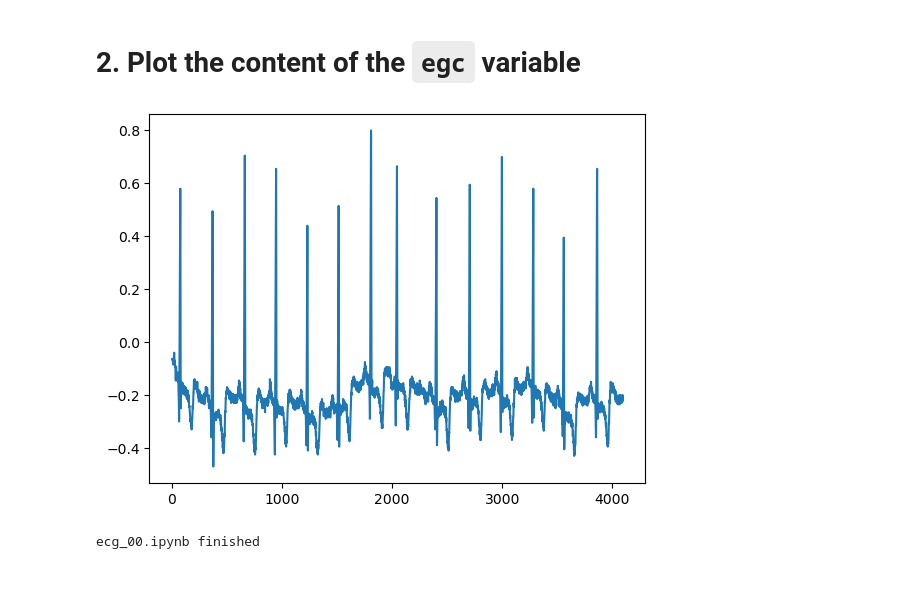
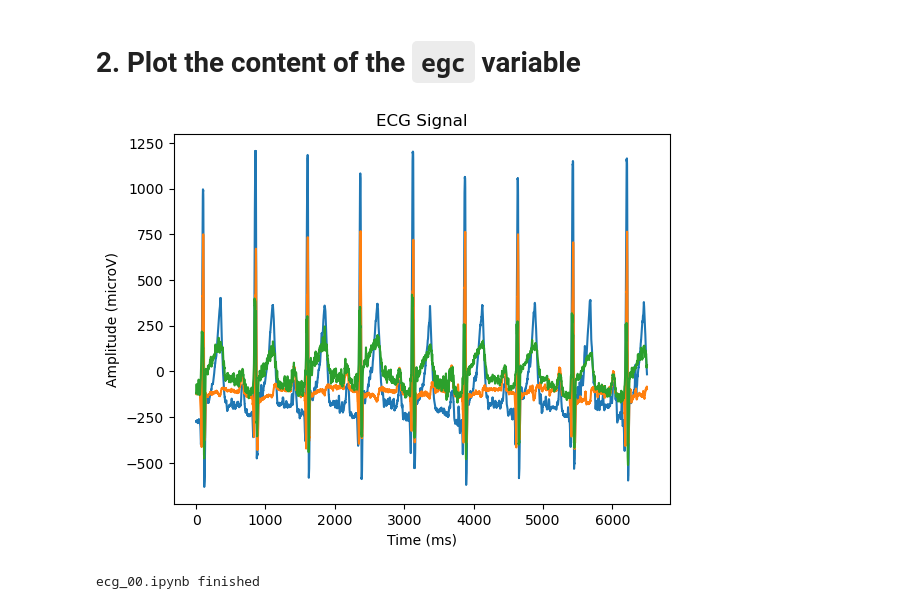
Before and after one commit to EveDuh/HAH913E-2024-ECG_001, a Jupyter notebook: notebooks/ecg_00.ipynb, the cells around one changed output. Saved outputs shown, nothing was run; the diff lists cells and outputs as text; code cells hidden in the pictures; blank space fills up the shorter version.

```diff
--- a/notebooks/ecg_00.ipynb
+++ b/notebooks/ecg_00.ipynb
@@ -24,22 +24,25 @@ import os
 if os.getcwd().endswith("notebooks"):
     os.chdir("..")
 
-fNameECG = "data/ECG_hz.txt"
+fNameECG = "/Users/duhameleve/Desktop/M2 SNS/S1 /Github/HAH913E-2024-ECG_001/data/ECGu.txt"
 # %% [markdown]
 ### 1.2. Read the ecg file
 # %%
 import numpy as np
 
-ecg = np.genfromtxt(fNameECG, delimiter=',')
+ecg = np.genfromtxt(fNameECG, delimiter=' ')
 # %% [markdown]
 # 2. Plot the content of the `egc` variable
 # %%
 import matplotlib.pyplot as plt
 
 plt.plot(ecg)
+plt.title('ECG Signal')
+plt.xlabel('Time (ms)')
+plt.ylabel('Amplitude (microV)')
 plt.show()
 
 print("ecg_00.ipynb finished")
 # %% [output]
-[figure, old version]
+[figure, new version]
 ecg_00.ipynb finished
```
Also changed, not shown: parts of 3 cells of this notebook, 3 other files.
